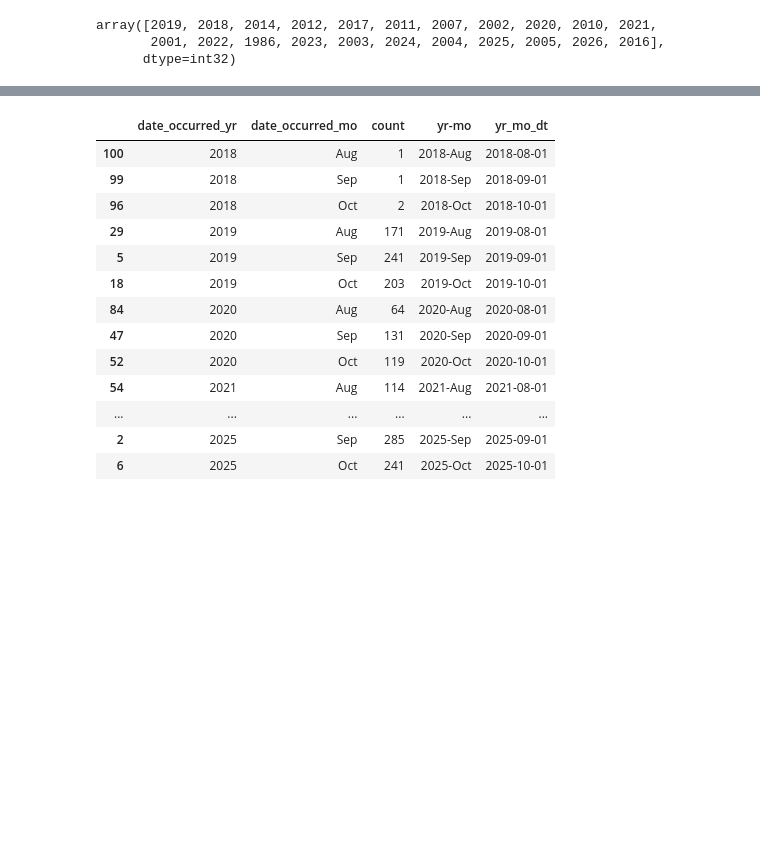
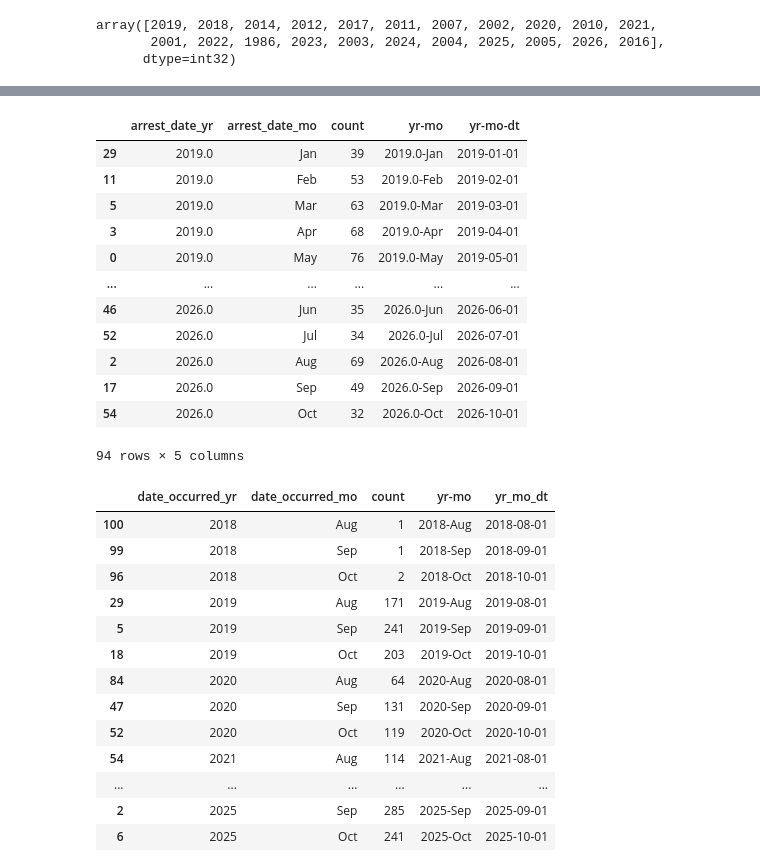
Before and after one commit to DiegoTorrealba/umpd-crime, a Jupyter notebook: notebooks/04-analysis.ipynb, the cells around one changed output, grey strips where cells are left out. Drawn from its saved outputs; the diff is of its cells as text; code cells hidden in the pictures; blank space fills up the shorter version.

```diff
--- a/notebooks/04-analysis.ipynb
+++ b/notebooks/04-analysis.ipynb
@@ -140 +145,24 @@ arrests_and_ci.drop_duplicates('umpd_case_number')
 12893 rows × 27 columns
+# %%
+arrests_only_df = arrests_and_ci[arrests_and_ci['arrest_number'].isnull() == False]
+arrests_only_yr_mo = arrests_only_df.value_counts(['arrest_date_yr', 'arrest_date_mo']).reset_index()
+arrests_only_yr_mo = arrests_only_yr_mo.sort_values(['arrest_date_yr', 'arrest_date_mo'])
+arrests_only_yr_mo['yr-mo'] = arrests_only_yr_mo['arrest_date_yr'].astype('str') + "-" + arrests_only_yr_mo['arrest_date_mo'].astype('str')
+arrests_only_yr_mo['yr-mo-dt'] = pd.to_datetime(arrests_only_yr_mo['yr-mo'].astype('str'), format="%Y.0-%b")
+
+arrests_only_yr_mo_present = arrests_only_yr_mo[arrests_only_yr_mo['yr-mo-dt'] < pd.to_datetime(f"{CUR_YEAR}-{CUR_MONTH}-01")]
+arrests_only_yr_mo_present
+# %% [output]
+|  | arrest_date_yr | arrest_date_mo | count | yr-mo | yr-mo-dt |
+| 29 | 2019.0 | Jan | 39 | 2019.0-Jan | 2019-01-01 |
+| 11 | 2019.0 | Feb | 53 | 2019.0-Feb | 2019-02-01 |
+| 5 | 2019.0 | Mar | 63 | 2019.0-Mar | 2019-03-01 |
+| 3 | 2019.0 | Apr | 68 | 2019.0-Apr | 2019-04-01 |
+| 0 | 2019.0 | May | 76 | 2019.0-May | 2019-05-01 |
+| ... | ... | ... | ... | ... | ... |
+| 46 | 2026.0 | Jun | 35 | 2026.0-Jun | 2026-06-01 |
+| 52 | 2026.0 | Jul | 34 | 2026.0-Jul | 2026-07-01 |
+| 2 | 2026.0 | Aug | 69 | 2026.0-Aug | 2026-08-01 |
+| 17 | 2026.0 | Sep | 49 | 2026.0-Sep | 2026-09-01 |
+| 54 | 2026.0 | Oct | 32 | 2026.0-Oct | 2026-10-01 |
+94 rows × 5 columns
```
Also changed, not shown: parts of 10 cells of this notebook, 13 other files.
